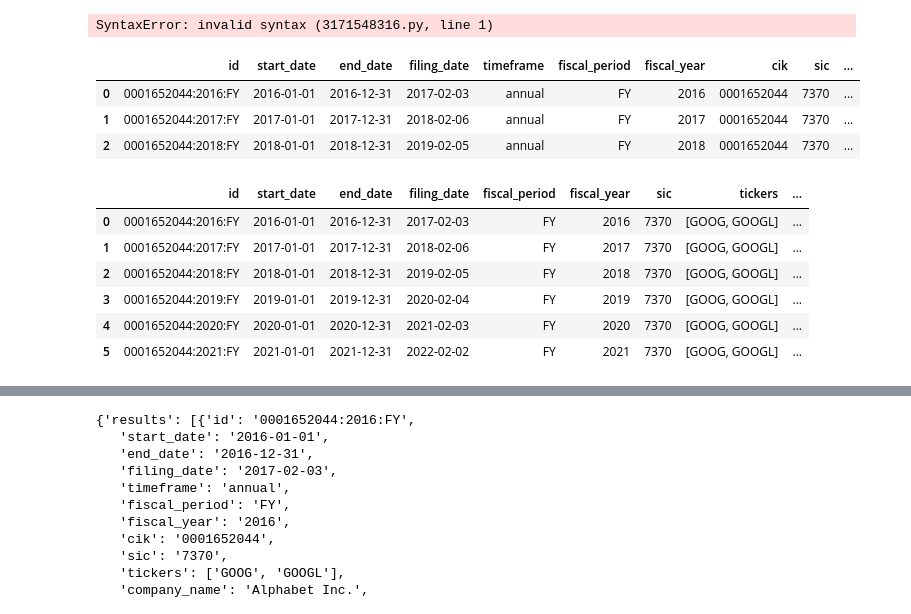
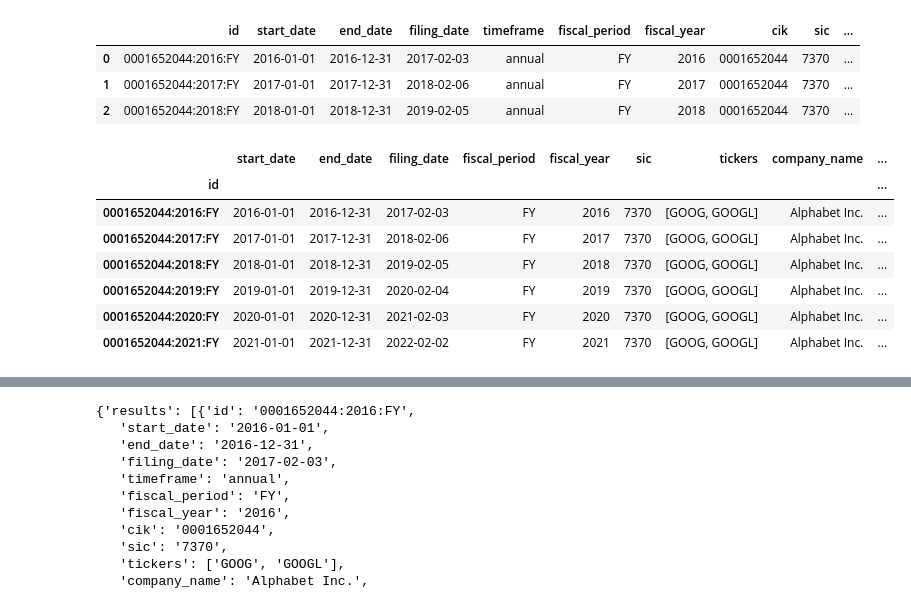
Before and after one commit to BNDT4Sen/Final-Project-Financial-Analysis, a Jupyter notebook: Exploratory-Data-Analysis/Raw Json Exploration.ipynb, the cells around one changed output, grey strips where cells are left out. Drawn from its saved outputs; the diff is of its cells as text; code cells hidden in the pictures.

```diff
--- a/Exploratory-Data-Analysis/Raw Json Exploration.ipynb
+++ b/Exploratory-Data-Analysis/Raw Json Exploration.ipynb
@@ -9,10 +9,6 @@ ticker_json = json.load(open('../Data/Raw Request Data/GOOGL_Annual_Financials.j
 pre_df = ticker_json['results'][0]
 
 Google_DF = pd.DataFrame(ticker_json['results'])
-# %%
-CREATE TABLE comprehensive_income
-# %% [output]
-SyntaxError: invalid syntax (3171548316.py, line 1)
 # %%
 Google_DF.head(3)
 # %% [output]
@@ -22,13 +18,15 @@ Google_DF.head(3)
 | 2 | 0001652044:2018:FY | 2018-01-01 | 2018-12-31 | 2019-02-05 | annual | FY | 2018 | 0001652044 | 7370 | ... |
 # %%
 Google_Stripped = Google_DF.drop(['source_filing_url', 'source_filing_file_url', 'cik', 'timeframe'], axis = 1)
+Google_Stripped.set_index('id', inplace = True)
 Google_Stripped
 # %% [output]
-|  | id | start_date | end_date | filing_date | fiscal_period | fiscal_year | sic | tickers | ... |
-| 0 | 0001652044:2016:FY | 2016-01-01 | 2016-12-31 | 2017-02-03 | FY | 2016 | 7370 | [GOOG, GOOGL] | ... |
-| 1 | 0001652044:2017:FY | 2017-01-01 | 2017-12-31 | 2018-02-06 | FY | 2017 | 7370 | [GOOG, GOOGL] | ... |
-| 2 | 0001652044:2018:FY | 2018-01-01 | 2018-12-31 | 2019-02-05 | FY | 2018 | 7370 | [GOOG, GOOGL] | ... |
-| 3 | 0001652044:2019:FY | 2019-01-01 | 2019-12-31 | 2020-02-04 | FY | 2019 | 7370 | [GOOG, GOOGL] | ... |
-| 4 | 0001652044:2020:FY | 2020-01-01 | 2020-12-31 | 2021-02-03 | FY | 2020 | 7370 | [GOOG, GOOGL] | ... |
-| 5 | 0001652044:2021:FY | 2021-01-01 | 2021-12-31 | 2022-02-02 | FY | 2021 | 7370 | [GOOG, GOOGL] | ... |
+|  | start_date | end_date | filing_date | fiscal_period | fiscal_year | sic | tickers | company_name | ... |
+| id |  |  |  |  |  |  |  |  | ... |
+| 0001652044:2016:FY | 2016-01-01 | 2016-12-31 | 2017-02-03 | FY | 2016 | 7370 | [GOOG, GOOGL] | Alphabet Inc. | ... |
+| 0001652044:2017:FY | 2017-01-01 | 2017-12-31 | 2018-02-06 | FY | 2017 | 7370 | [GOOG, GOOGL] | Alphabet Inc. | ... |
+| 0001652044:2018:FY | 2018-01-01 | 2018-12-31 | 2019-02-05 | FY | 2018 | 7370 | [GOOG, GOOGL] | Alphabet Inc. | ... |
+| 0001652044:2019:FY | 2019-01-01 | 2019-12-31 | 2020-02-04 | FY | 2019 | 7370 | [GOOG, GOOGL] | Alphabet Inc. | ... |
+| 0001652044:2020:FY | 2020-01-01 | 2020-12-31 | 2021-02-03 | FY | 2020 | 7370 | [GOOG, GOOGL] | Alphabet Inc. | ... |
+| 0001652044:2021:FY | 2021-01-01 | 2021-12-31 | 2022-02-02 | FY | 2021 | 7370 | [GOOG, GOOGL] | Alphabet Inc. | ... |
 # %%
```
Also changed, not shown: parts of 3 cells of this notebook.
